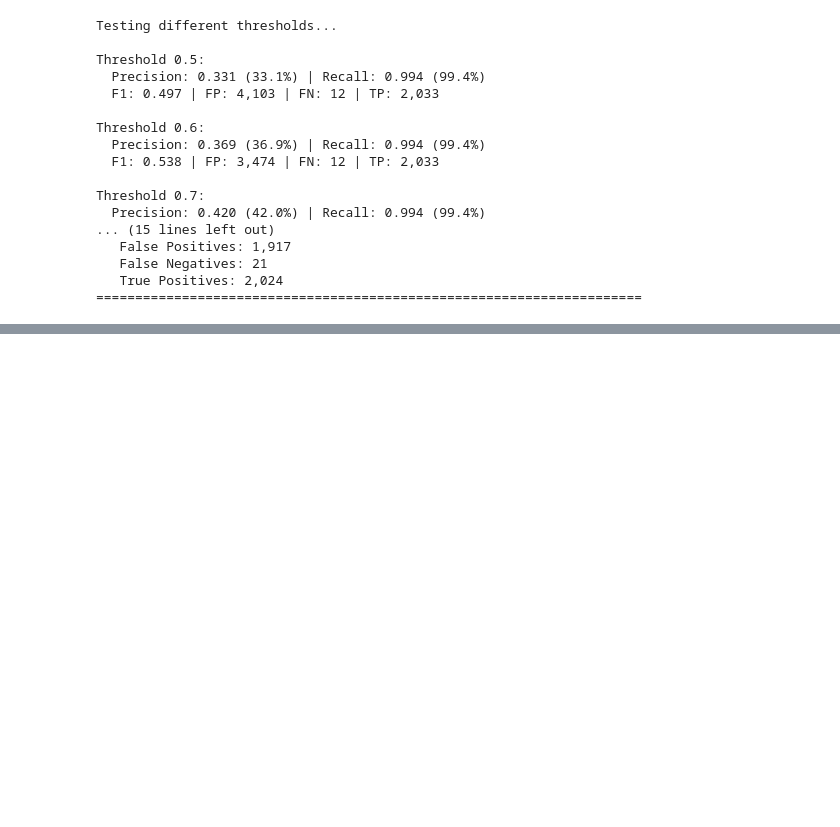
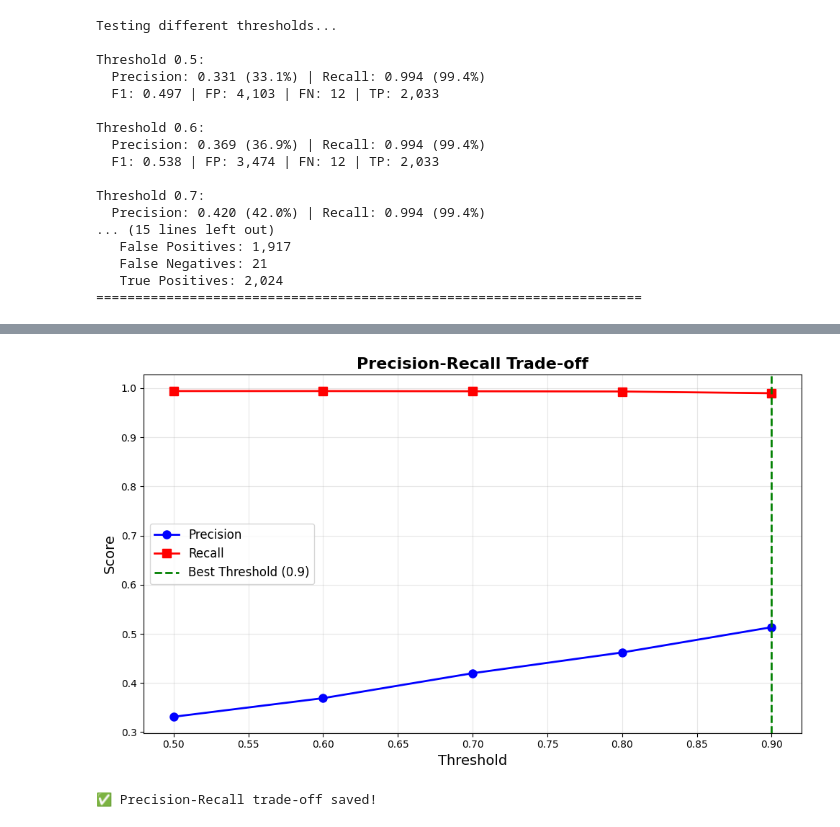
Before and after one commit to 0sinach1/fraud-detection-project, a Jupyter notebook: notebook.ipynb, the cells around one changed output, grey strips where cells are left out. Cells and saved outputs as stored; diff of their text form; code cells hidden in the pictures; blank space fills up the shorter version.

```diff
--- a/notebook.ipynb
+++ b/notebook.ipynb
@@ -530,0 +592,24 @@ Threshold 0.7:
+# %%
+# Extract data from threshold testing
+thresholds_list = [r['threshold'] for r in results]
+precisions = [r['precision'] for r in results]
+recalls = [r['recall'] for r in results]
+
+# Plot
+fig, ax = plt.subplots(figsize=(10, 6))
+ax.plot(thresholds_list, precisions, marker='o', linewidth=2, markersize=8, label='Precision', color='blue')
+ax.plot(thresholds_list, recalls, marker='s', linewidth=2, markersize=8, label='Recall', color='red')
+ax.axvline(x=best_threshold, color='green', linestyle='--', linewidth=2, label=f'Best Threshold ({best_threshold})')
+ax.set_xlabel('Threshold', fontsize=14)
+ax.set_ylabel('Score', fontsize=14)
+ax.set_title('Precision-Recall Trade-off', fontsize=16, fontweight='bold')
+ax.legend(fontsize=12)
+ax.grid(alpha=0.3)
+plt.tight_layout()
+plt.savefig('precision_recall_tradeoff.png', dpi=300, bbox_inches='tight')
+plt.show()
+
+print("✅ Precision-Recall trade-off saved!")
+# %% [output]
+[figure, added]
+✅ Precision-Recall trade-off saved!
```
Also changed, not shown: parts of 2 cells of this notebook.
